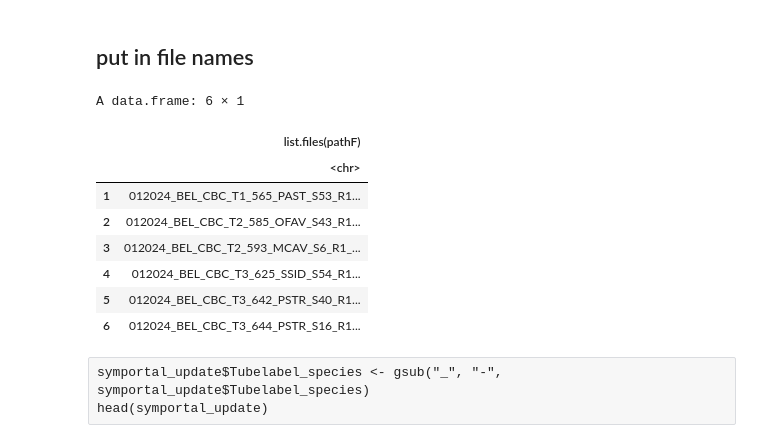
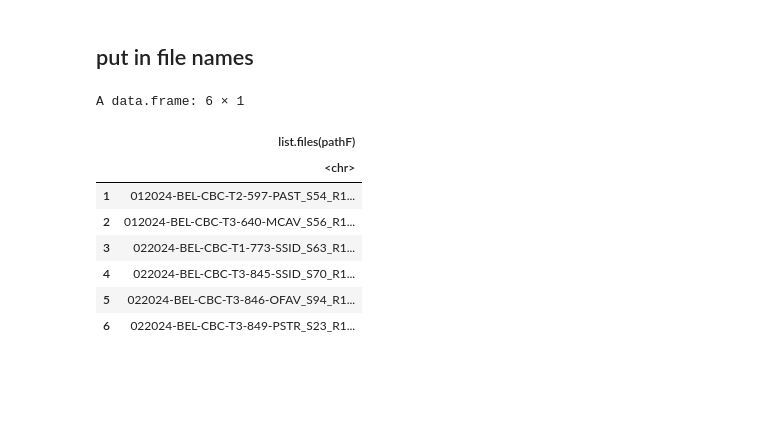
Before and after one commit to cdesouza02/BEL_16S_ITS2, a Jupyter notebook: BEL_ITS2_outputs/symportal.ipynb, the cells around one changed output. Cells and saved outputs as stored; diff of their text form; code cells hidden in the pictures; blank space fills up the shorter version.

Commit message:
prep run5 for symportal

```diff
--- a/BEL_ITS2_outputs/symportal.ipynb
+++ b/BEL_ITS2_outputs/symportal.ipynb
@@ -338,24 +320,21 @@ A data.frame: 6 × 39
 # %% [markdown]
 ## put in file names
 # %%
-pathF="/scratch4/workspace/caroline_desouza_uml_edu-microbe-Run1/16S_ITS2_Run4/split/ITS2/R1"
-pathR="/scratch4/workspace/caroline_desouza_uml_edu-microbe-Run1/16S_ITS2_Run4/split/ITS2/R2"
+pathF="/scratch4/workspace/caroline_desouza_uml_edu-microbe-Run1/16S_ITS2_Run5/split/ITS2/R1"
+pathR="/scratch4/workspace/caroline_desouza_uml_edu-microbe-Run1/16S_ITS2_Run5/split/ITS2/R2"
 
 # Convert the character vector into a list
 r1 <- as.data.frame(list.files(pathF))
 
 r2 <- as.data.frame(list.files(pathR))
 head(r1)
 # %% [output]
 A data.frame: 6 × 1
 |  | list.files(pathF) |
 |  | <chr> |
-| 1 | 012024_BEL_CBC_T1_565_PAST_S53_R1... |
-| 2 | 012024_BEL_CBC_T2_585_OFAV_S43_R1... |
-| 3 | 012024_BEL_CBC_T2_593_MCAV_S6_R1_... |
-| 4 | 012024_BEL_CBC_T3_625_SSID_S54_R1... |
-| 5 | 012024_BEL_CBC_T3_642_PSTR_S40_R1... |
-| 6 | 012024_BEL_CBC_T3_644_PSTR_S16_R1... |
+| 1 | 012024-BEL-CBC-T2-597-PAST_S54_R1... |
+| 2 | 012024-BEL-CBC-T3-640-MCAV_S56_R1... |
+| 3 | 022024-BEL-CBC-T1-773-SSID_S63_R1... |
+| 4 | 022024-BEL-CBC-T3-845-SSID_S70_R1... |
+| 5 | 022024-BEL-CBC-T3-846-OFAV_S94_R1... |
+| 6 | 022024-BEL-CBC-T3-849-PSTR_S23_R1... |
-# %% [raw]
-symportal_update$Tubelabel_species <- gsub("_", "-", symportal_update$Tubelabel_species)
-head(symportal_update)
```
Also changed, not shown: parts of 14 cells of this notebook.
